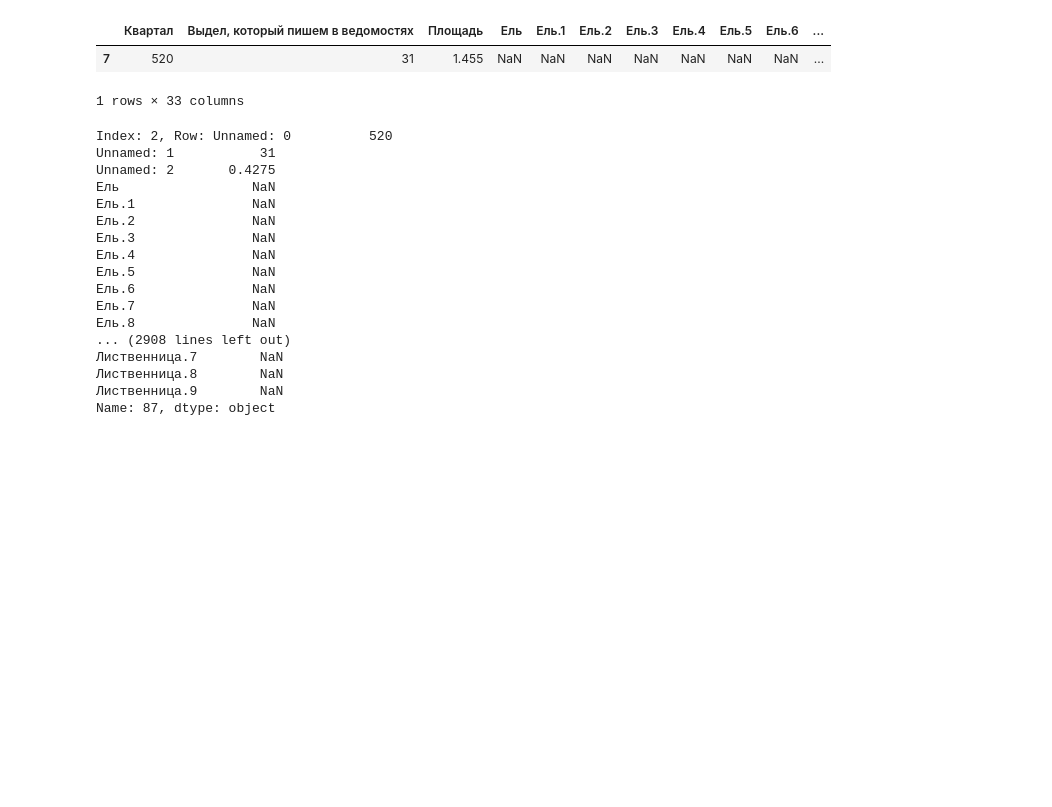
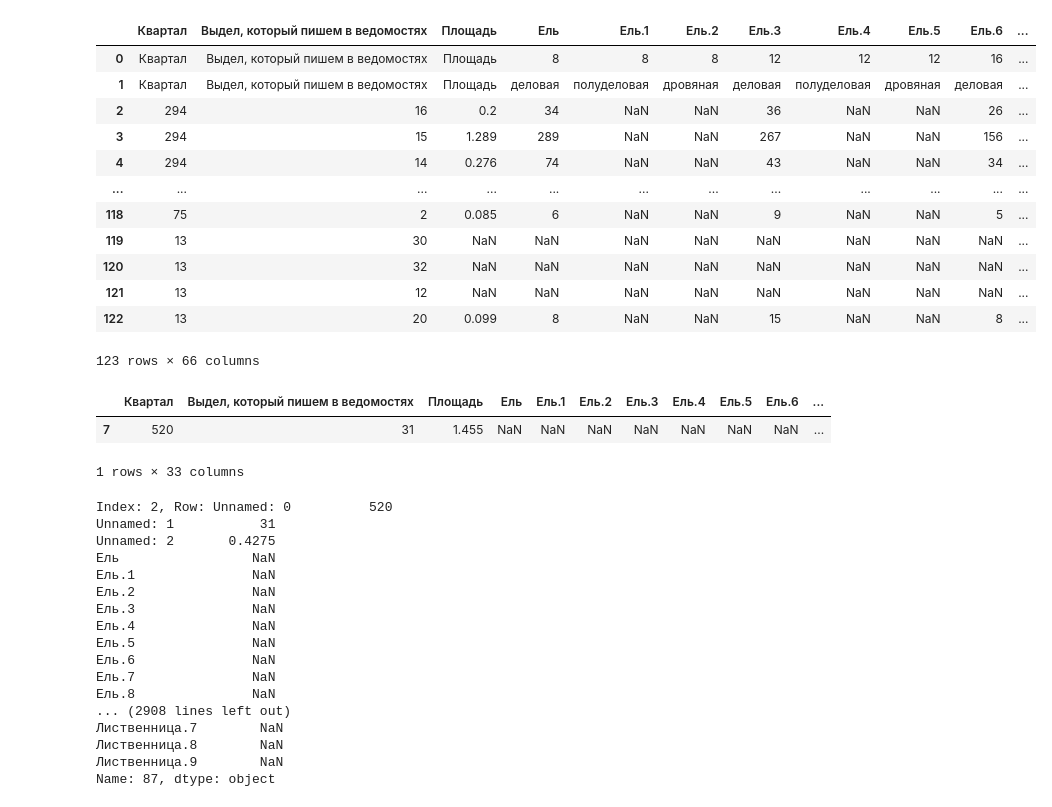
Before and after one commit to truffix/les_dlya_geosfera, a Jupyter notebook: доп/new_les.ipynb, the cells around one changed output. Saved outputs shown, nothing was run; the diff lists cells and outputs as text; code cells hidden in the pictures; blank space fills up the shorter version.

```diff
--- a/доп/new_les.ipynb
+++ b/доп/new_les.ipynb
@@ -339,6 +377,13 @@ columns_to_convert = [
  'Ель.11',
  'Ель.12',
  'Ель.13',
+ 'Ель.14',
+ 'Ель.15',
+ 'Ель.16',
+ 'Ель.17',
+ 'Ель.18',
+ 'Ель.19',
+ 'Ель.20',
  'Береза',
  'Береза.1',
  'Береза.2',
@@ -353,6 +398,13 @@ columns_to_convert = [
  'Береза.11',
  'Береза.12',
  'Береза.13',
+ 'Береза.14',
+ 'Береза.15',
+ 'Береза.16',
+ 'Береза.17',
+ 'Береза.18',
+ 'Береза.19',
+ 'Береза.20',
  'Лиственница',
  'Лиственница.1',
  'Лиственница.2',
@@ -366,7 +418,14 @@ columns_to_convert = [
  'Лиственница.10',
  'Лиственница.11',
  'Лиственница.12',
- 'Лиственница.13'
+ 'Лиственница.13',
+ 'Лиственница.14',
+ 'Лиственница.15',
+ 'Лиственница.16',
+ 'Лиственница.17',
+ 'Лиственница.18',
+ 'Лиственница.19',
+ 'Лиственница.20'
 ]
 
 for column in columns_to_convert:
@@ -377,6 +436,22 @@ for column in columns_to_convert:
         excel_df.loc[2:, column] = pd.to_numeric(excel_df.loc[2:, column], errors='coerce').fillna(0).astype(int)
 # %%
 excel_df = excel_df.replace(0,np.nan)
+# %%
+excel_df
+# %% [output]
+|  | Квартал | Выдел, который пишем в ведомостях | Площадь | Ель | Ель.1 | Ель.2 | Ель.3 | Ель.4 | Ель.5 | Ель.6 | ... |
+| 0 | Квартал | Выдел, который пишем в ведомостях | Площадь | 8 | 8 | 8 | 12 | 12 | 12 | 16 | ... |
+| 1 | Квартал | Выдел, который пишем в ведомостях | Площадь | деловая | полуделовая | дровяная | деловая | полуделовая | дровяная | деловая | ... |
+| 2 | 294 | 16 | 0.2 | 34 | NaN | NaN | 36 | NaN | NaN | 26 | ... |
+| 3 | 294 | 15 | 1.289 | 289 | NaN | NaN | 267 | NaN | NaN | 156 | ... |
+| 4 | 294 | 14 | 0.276 | 74 | NaN | NaN | 43 | NaN | NaN | 34 | ... |
+| ... | ... | ... | ... | ... | ... | ... | ... | ... | ... | ... | ... |
+| 118 | 75 | 2 | 0.085 | 6 | NaN | NaN | 9 | NaN | NaN | 5 | ... |
+| 119 | 13 | 30 | NaN | NaN | NaN | NaN | NaN | NaN | NaN | NaN | ... |
+| 120 | 13 | 32 | NaN | NaN | NaN | NaN | NaN | NaN | NaN | NaN | ... |
+| 121 | 13 | 12 | NaN | NaN | NaN | NaN | NaN | NaN | NaN | NaN | ... |
+| 122 | 13 | 20 | 0.099 | 8 | NaN | NaN | 15 | NaN | NaN | 8 | ... |
+123 rows × 66 columns
 # %%
 excel_df.to_excel('result.xlsx')
 # %%
```
Also changed, not shown: parts of 2 cells of this notebook.
